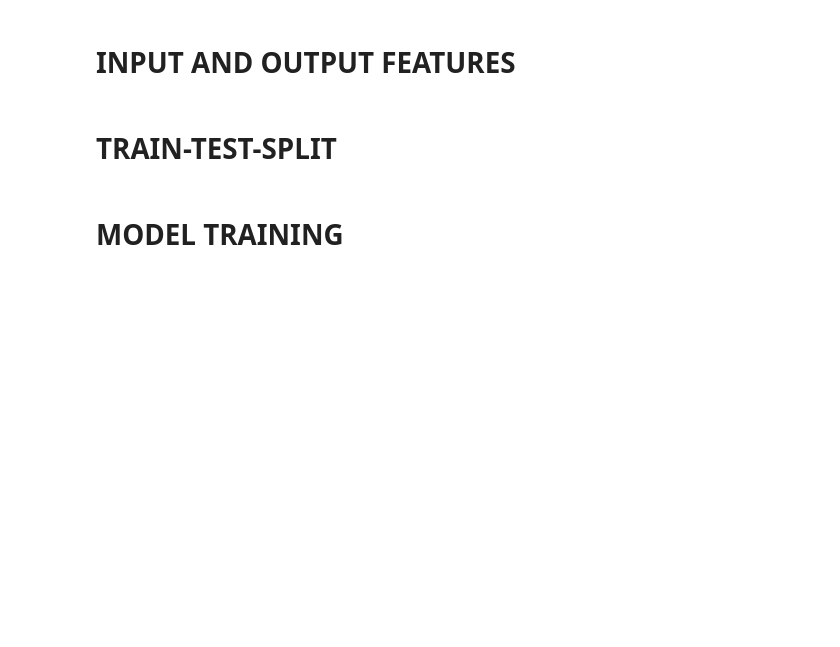
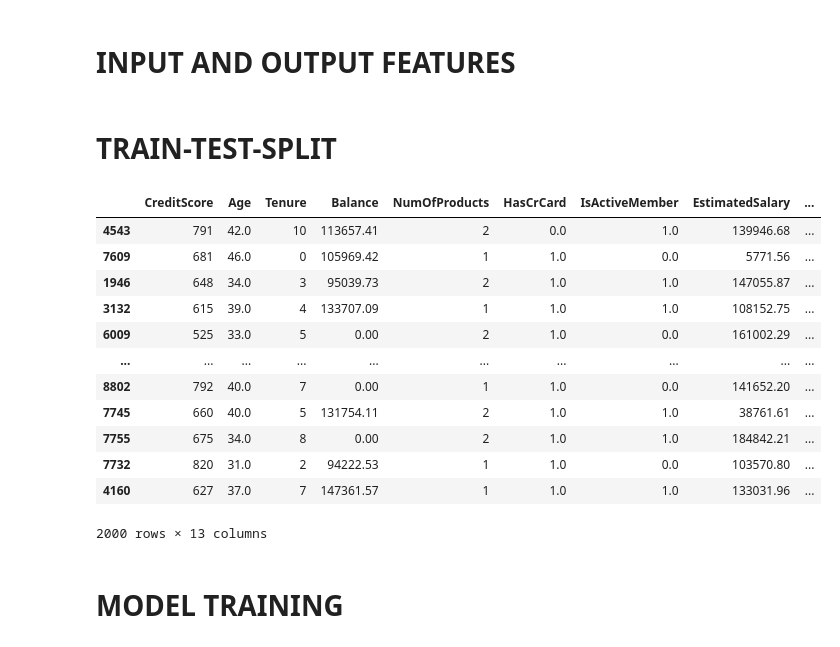
Before and after one commit to ajheshbasnet/End-to-End-Data-Science-Project-for-Churn-Prediction, a Jupyter notebook: src/main.ipynb, the cells around one changed output. Cells and saved outputs as stored; diff of their text form; code cells hidden in the pictures; blank space fills up the shorter version.

```diff
--- a/src/main.ipynb
+++ b/src/main.ipynb
@@ -219,6 +219,22 @@ y = cleaned_df[['Exited']]
 from sklearn.model_selection import train_test_split
 
 X_train, X_test, y_train, y_test = train_test_split(X, y, test_size = 0.2)
+# %%
+X_test
+# %% [output]
+|  | CreditScore | Age | Tenure | Balance | NumOfProducts | HasCrCard | IsActiveMember | EstimatedSalary | ... |
+| 4543 | 791 | 42.0 | 10 | 113657.41 | 2 | 0.0 | 1.0 | 139946.68 | ... |
+| 7609 | 681 | 46.0 | 0 | 105969.42 | 1 | 1.0 | 0.0 | 5771.56 | ... |
+| 1946 | 648 | 34.0 | 3 | 95039.73 | 2 | 1.0 | 1.0 | 147055.87 | ... |
+| 3132 | 615 | 39.0 | 4 | 133707.09 | 1 | 1.0 | 1.0 | 108152.75 | ... |
+| 6009 | 525 | 33.0 | 5 | 0.00 | 2 | 1.0 | 0.0 | 161002.29 | ... |
+| ... | ... | ... | ... | ... | ... | ... | ... | ... | ... |
+| 8802 | 792 | 40.0 | 7 | 0.00 | 1 | 1.0 | 0.0 | 141652.20 | ... |
+| 7745 | 660 | 40.0 | 5 | 131754.11 | 2 | 1.0 | 1.0 | 38761.61 | ... |
+| 7755 | 675 | 34.0 | 8 | 0.00 | 2 | 1.0 | 1.0 | 184842.21 | ... |
+| 7732 | 820 | 31.0 | 2 | 94222.53 | 1 | 1.0 | 0.0 | 103570.80 | ... |
+| 4160 | 627 | 37.0 | 7 | 147361.57 | 1 | 1.0 | 1.0 | 133031.96 | ... |
+2000 rows × 13 columns
 # %% [markdown]
 # **MODEL TRAINING**
 # %%
```
Also changed, not shown: parts of 1 cell of this notebook, 1 other file.
